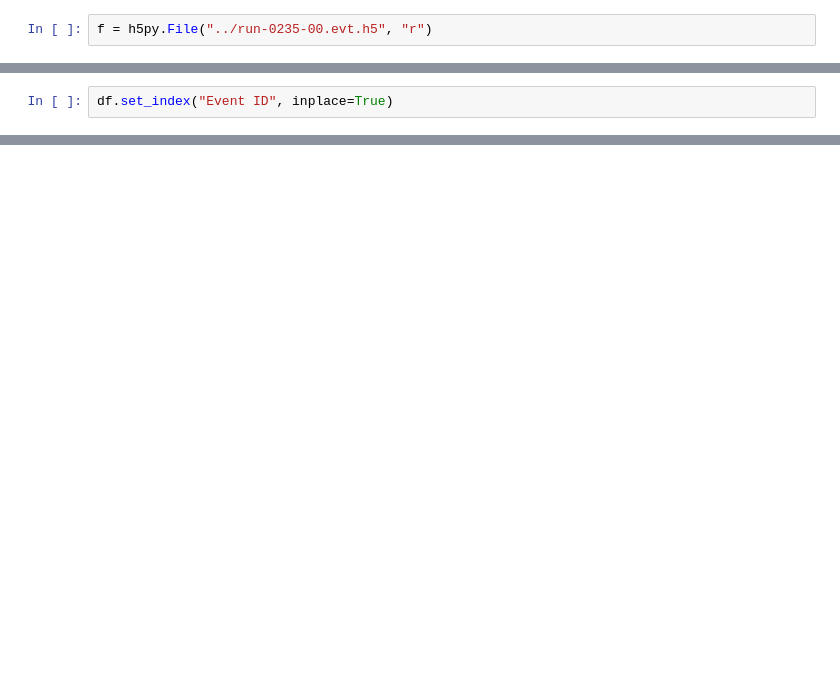
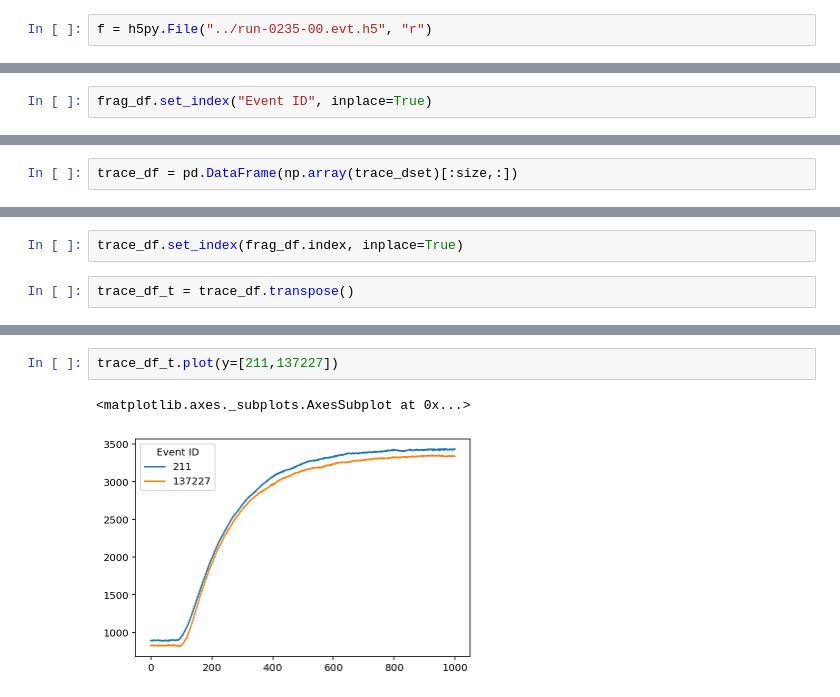
Before and after one commit to zhangt58/h5readout, a Jupyter notebook: python/read_data.ipynb, the cells around one changed output, grey strips where cells are left out. Drawn from its saved outputs; the diff is of its cells as text; blank space fills up the shorter version.

Commit message:
ENH: Update notebook to read data into pandas.DataFrame and plot.

```diff
--- a/python/read_data.ipynb
+++ b/python/read_data.ipynb
@@ -33,2 +41,2 @@ df = pd.DataFrame(fragdata)
 # %%
-df.set_index("Event ID", inplace=True)
+frag_df.set_index("Event ID", inplace=True)
@@ -51,0 +60,2 @@ df
+# %%
+trace_df = pd.DataFrame(np.array(trace_dset)[:size,:])
@@ -51,0 +66,4 @@ df
+# %%
+trace_df.set_index(frag_df.index, inplace=True)
+# %%
+trace_df_t = trace_df.transpose()
@@ -51,0 +141,5 @@ df
+# %%
+trace_df_t.plot(y=[211,137227])
+# %% [output]
+<matplotlib.axes._subplots.AxesSubplot at 0x...>
+[figure, added]
```
Also changed, not shown: parts of 26 cells of this notebook.
